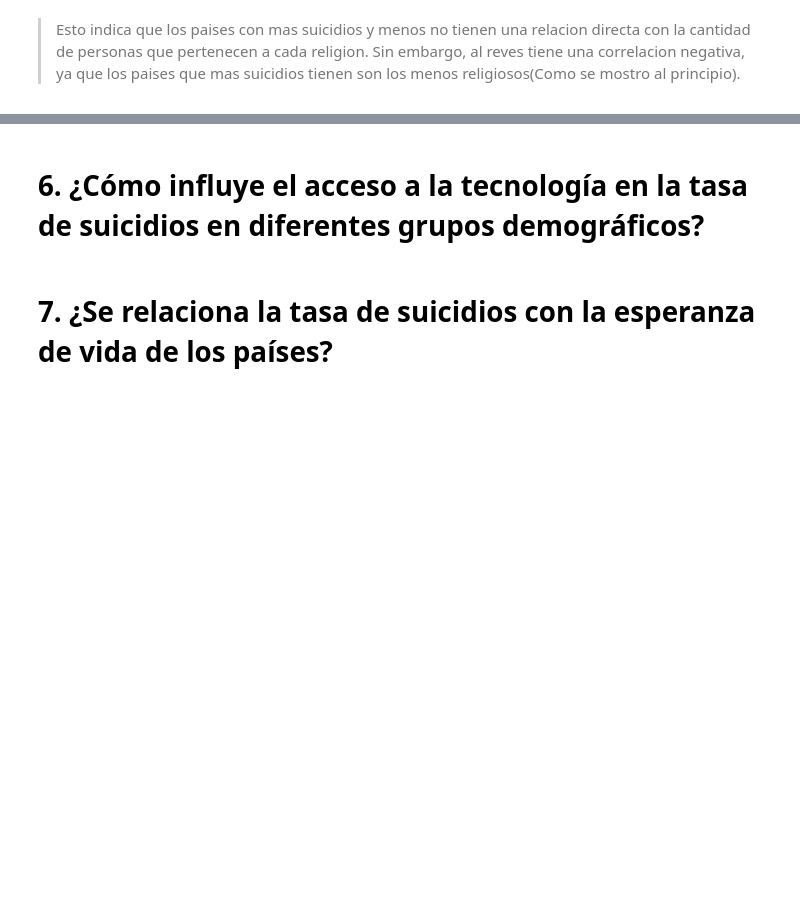
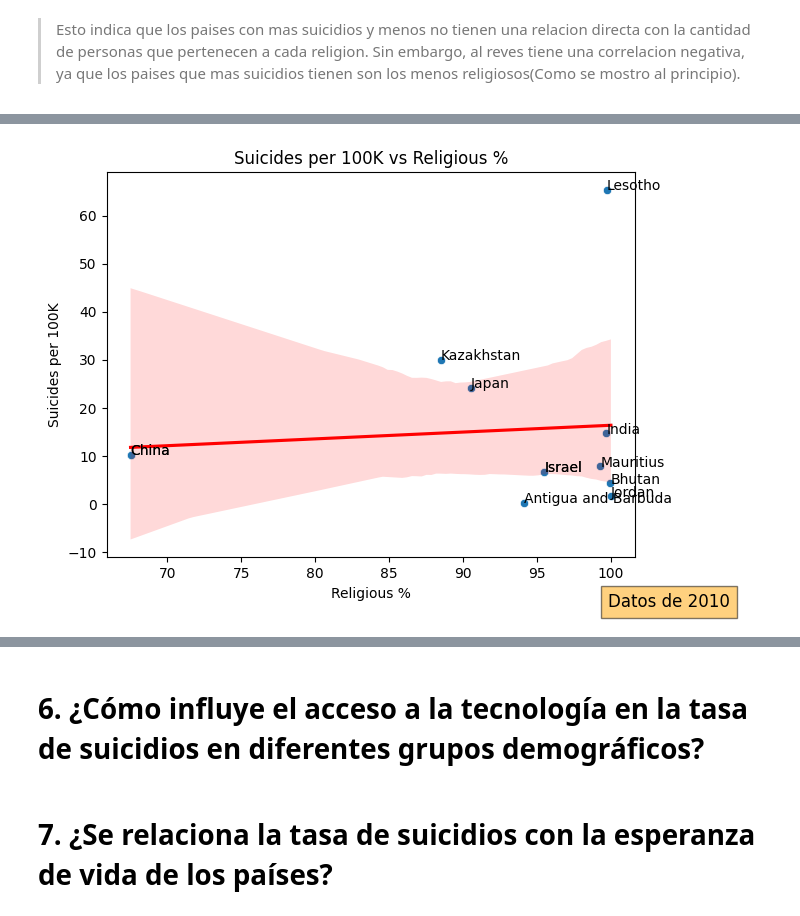
Before and after one commit to mardrouilly/Proyecto-I.C.D.-Grupo-2, a Jupyter notebook: Project_df.ipynb, the cells around one changed output, grey strips where cells are left out. Drawn from its saved outputs; the diff is of its cells as text; code cells hidden in the pictures; blank space fills up the shorter version.

```diff
--- a/Project_df.ipynb
+++ b/Project_df.ipynb
@@ -379,0 +409,19 @@ suicidios_region_menos
+# %%
+#buscar el pais con mas sucidios por cada religion
+suicidios_religion_mas = religions_df.groupby("Predominant Religion").agg({"Suicides per 100K":"max"})
+suicidios_religion_mas = suicidios_religion_mas.reset_index()
+suicidios_religion_mas = suicidios_religion_mas.merge(religions_df, on=["Predominant Religion","Suicides per 100K"])
+suicidios_religion_mas = suicidios_religion_mas[["Predominant Religion","Location","Suicides per 100K","Religious %"]]
+suicidios_religion_mas.rename(columns={"Location":"Country","Suicides per 100K":"Suicides per 100K"}, inplace=True)
+suicidios_religion_mas.sort_values(by="Suicides per 100K", ascending=False, inplace=True)
+#buscar el pais con menos sucidios por cada religion
+suicidios_religion_menos = religions_df.groupby("Predominant Religion").agg({"Suicides per 100K":"min"})
+suicidios_religion_menos = suicidios_religion_menos.reset_index()
+suicidios_religion_menos = suicidios_religion_menos.merge(religions_df, on=["Predominant Religion","Suicides per 100K"])
+suicidios_religion_menos = suicidios_religion_menos[["Predominant Religion","Location","Suicides per 100K","Religious %"]]
+suicidios_religion_menos.rename(columns={"Location":"Country","Suicides per 100K":"Suicides per 100K"}, inplace=True)
+suicidios_religion_menos.sort_values(by="Suicides per 100K", ascending=True, inplace=True)
+#Agregar rows de suicidios_religion_mas y suicidios_religion_menos a correlacion_religion
+combined_df = pd.concat([suicidios_religion_mas, suicidios_religion_menos], ignore_index=True)
+combined_df = combined_df.sort_values(by="Suicides per 100K", ascending=False)
+combined_df
@@ -379,0 +442,15 @@ suicidios_region_menos
+# %%
+#Graficar correlacion de combined_df (Suicides per 100K y Religious %)
+plt.figure(figsize=(15,5))
+plt.subplot(1,2,1)
+plt.title("Suicides per 100K vs Religious %")
+sns.scatterplot(data=combined_df, x="Religious %", y="Suicides per 100K")
+#Agregamos nombres de los paises
+for i in range(len(combined_df)):
+    plt.text(x=combined_df["Religious %"][i], y=combined_df["Suicides per 100K"][i], s=combined_df["Country"][i])
+#Agregamos linea de regresion
+sns.regplot(data=combined_df, x="Religious %", y="Suicides per 100K", scatter=False, color="red", label="Regresion lineal")
+plt.figtext(0.5, 0.01, "Datos de 2010", ha="center", fontsize=12, bbox={"facecolor":"orange", "alpha":0.5, "pad":5})
+plt.show()
+# %% [output]
+[figure, added]
```
Also changed, not shown: parts of 14 cells of this notebook.
